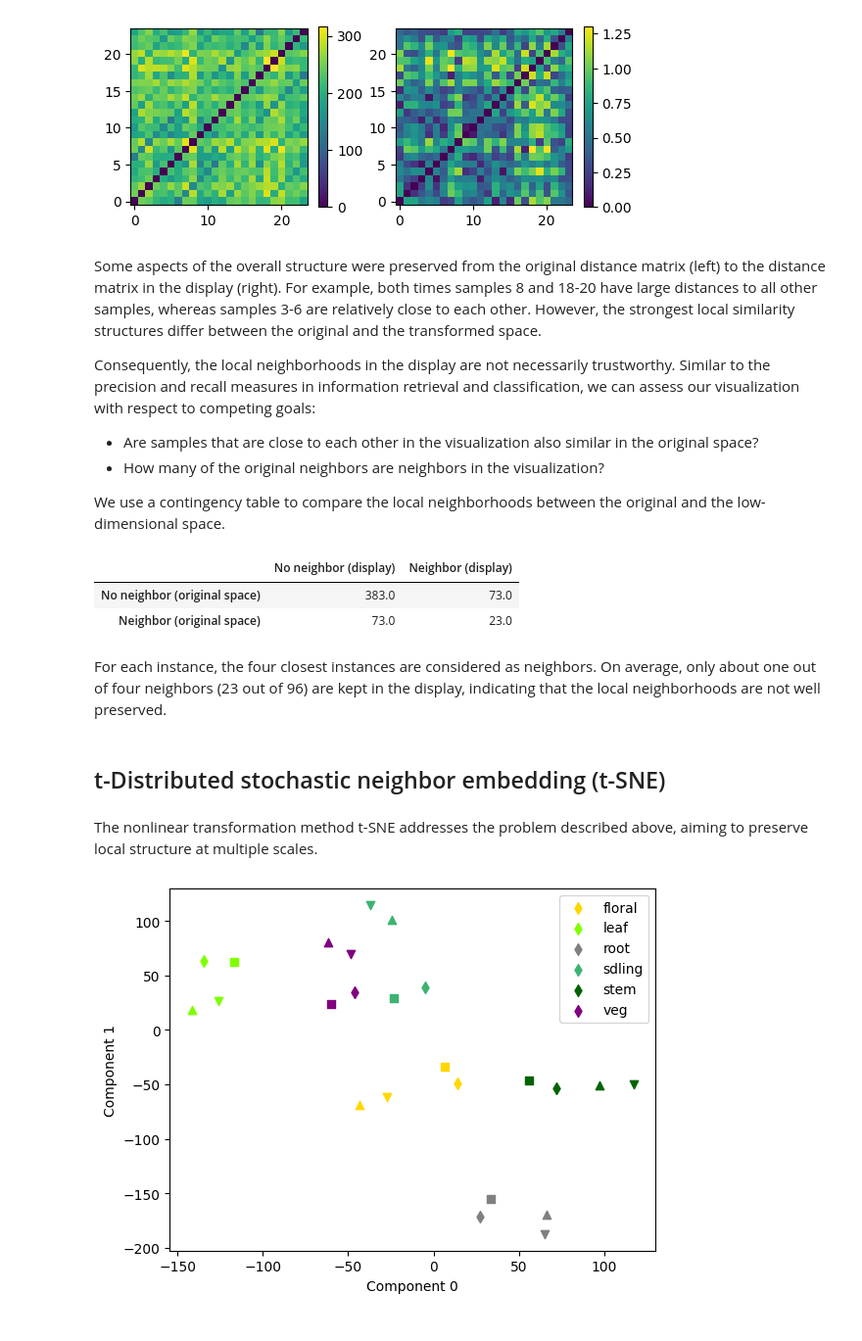
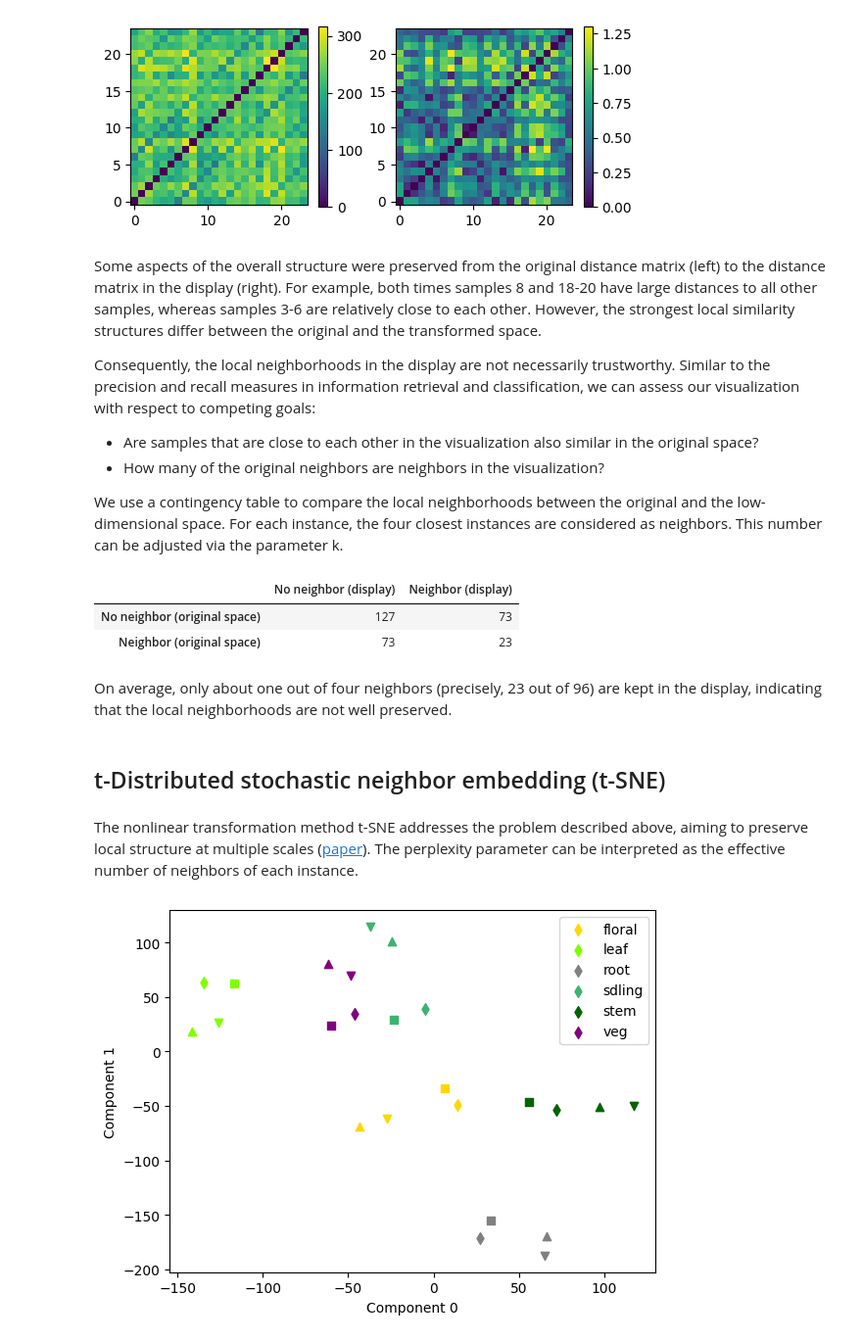
Before and after one commit to HelmholtzAI-Consultants-Munich/DimRed-Course, a Jupyter notebook: notebooks/1_feature_transformation.ipynb, the cells around one changed output. Shown at 98% size. Drawn from its saved outputs; the diff is of its cells as text; code cells hidden in the pictures.

```diff
--- a/notebooks/1_feature_transformation.ipynb
+++ b/notebooks/1_feature_transformation.ipynb
@@ -176,19 +178,19 @@ Consequently, the local neighborhoods in the display are not necessarily trustwo
 - Are samples that are close to each other in the visualization also similar in the original space?
 - How many of the original neighbors are neighbors in the visualization?
 
-We use a  contingency table to compare the local neighborhoods between the original and the low-dimensional space.
+We use a  contingency table to compare the local neighborhoods between the original and the low-dimensional space. For each instance, the four closest instances are considered as neighbors. This number can be adjusted via the parameter k.
 # %%
-compute_neighbor_confusion(mds.dissimilarity_matrix_, pairwise_distances(data_transformed))
+compute_neighbor_confusion(mds.dissimilarity_matrix_, pairwise_distances(data_transformed), k=4)
 # %% [output]
 |  | No neighbor (display) | Neighbor (display) |
-| No neighbor (original space) | 383.0 | 73.0 |
-| Neighbor (original space) | 73.0 | 23.0 |
+| No neighbor (original space) | 127 | 73 |
+| Neighbor (original space) | 73 | 23 |
 # %% [markdown]
-For each instance, the four closest instances are considered as neighbors. On average, only about one out of four neighbors (23 out of 96) are kept in the display, indicating that the local neighborhoods are not well preserved.
+On average, only about one out of four neighbors (precisely, 23 out of 96) are kept in the display, indicating that the local neighborhoods are not well preserved.
 # %% [markdown]
 ## t-Distributed stochastic neighbor embedding (t-SNE)
 # %% [markdown]
-The nonlinear transformation method t-SNE addresses the problem described above, aiming to preserve local structure at multiple scales.
+The nonlinear transformation method t-SNE addresses the problem described above, aiming to preserve local structure at multiple scales ([paper](https://www.jmlr.org/papers/volume9/vandermaaten08a/vandermaaten08a.pdf)). The perplexity parameter can be interpreted as the effective number of neighbors of each instance.
 # %%
 tsne = TSNE(n_components=2, perplexity=5, init="pca", random_state=33)
 data_transformed = tsne.fit_transform(data)
```
Also changed, not shown: parts of 12 cells of this notebook, 2 other files.
